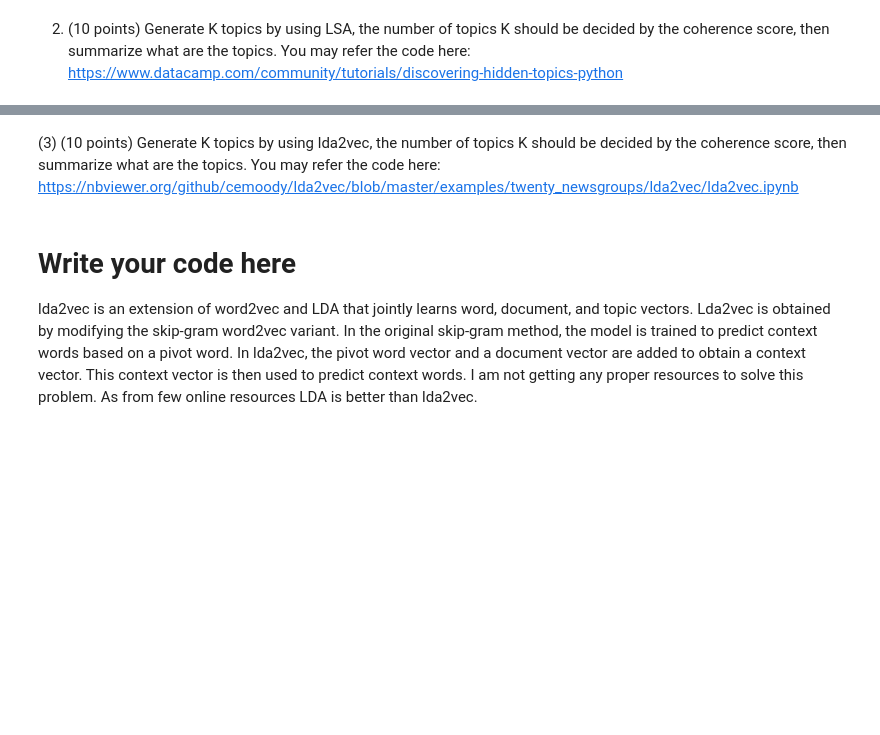
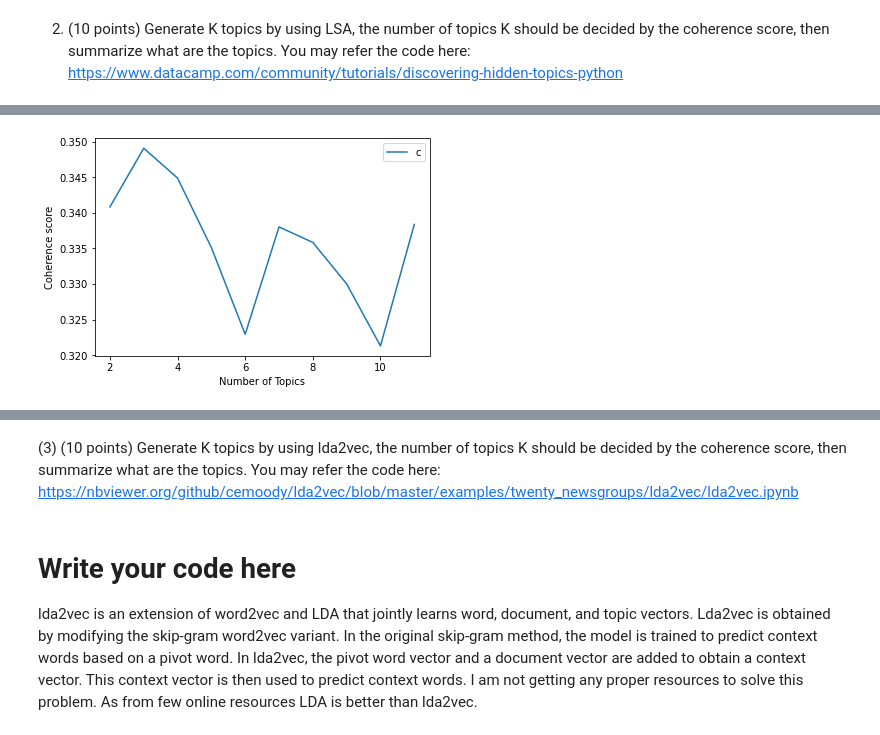
Before and after one commit to saivardhan31/saivardhanreddy_INFO5731_Spring2022, a Jupyter notebook: in class exercise 04.ipynb, the cells around one changed output, grey strips where cells are left out. Saved outputs shown, nothing was run; the diff lists cells and outputs as text; code cells hidden in the pictures; blank space fills up the shorter version.

```diff
--- a/in class exercise 04.ipynb
+++ b/in class exercise 04.ipynb
@@ -196,5 +307,6 @@ vis
 # %%
-# Download File: http://mallet.cs.umass.edu/dist/mallet-2.0.8.zip
+!wget http://mallet.cs.umass.edu/dist/mallet-2.0.8.zip
+!unzip mallet-2.0.8.zip
 
-mallet_path = '/Downloads/mallet-2.0.8/bin/mallet' # update this path
+mallet_path = 'mallet-2.0.8/bin/mallet' # update this path
 ldamallet = gensim.models.wrappers.LdaMallet(mallet_path, corpus=corpus, num_topics=20, id2word=id2word)
@@ -470,5 +711,5 @@ print(data_lemmatized[:1])
 # %%
-LSA code
+# LSA code
 from gensim.models import LsiModel
 from gensim.models.coherencemodel import CoherenceModel
 id2word = corpora.Dictionary(data_lemmatized)
@@ -511,33 +752,35 @@ def compute_coherence_values(dictionary, doc_term_matrix, texts, stop, start=2,
               corpus : Gensim corpus
               texts : List of input texts
               stop : Max num of topics
     purpose : Compute c_v coherence for various number of topics
     Output  : model_list : List of LSA topic models
               coherence_values : Coherence values corresponding to the LDA model with respective number of topics
     """
     coherence_values = []
     model_list = []
     for num_topics in range(start, stop, step):
         # generate LSA model
         model = LsiModel(doc_term_matrix, num_topics=20, id2word = dictionary)  # train model
         model_list.append(model)
         coherencemodel = CoherenceModel(model=model, texts=texts, dictionary=dictionary, coherence='c_v')
         coherence_values.append(coherencemodel.get_coherence())
     return model_list, coherence_values
 def plot_graph(texts,start, stop, step):
     dictionary,doc_term_matrix=prepare_corpus(texts)
     model_list, coherence_values = compute_coherence_values(dictionary, doc_term_matrix,texts,
                                                             stop, start, step)
     # Show graph
     x = range(start, stop, step)
     plt.plot(x, coherence_values)
     plt.xlabel("Number of Topics")
     plt.ylabel("Coherence score")
     plt.legend(("coherence_values"), loc='best')
     plt.show()
 
 start,stop,step=2,12,1
 plot_graph(texts,start,stop,step)
+# %% [output]
+[figure, added]
 # %%
 model=create_gensim_lsa_model(texts,6,10)
 model
```
Also changed, not shown: parts of 33 cells of this notebook.
